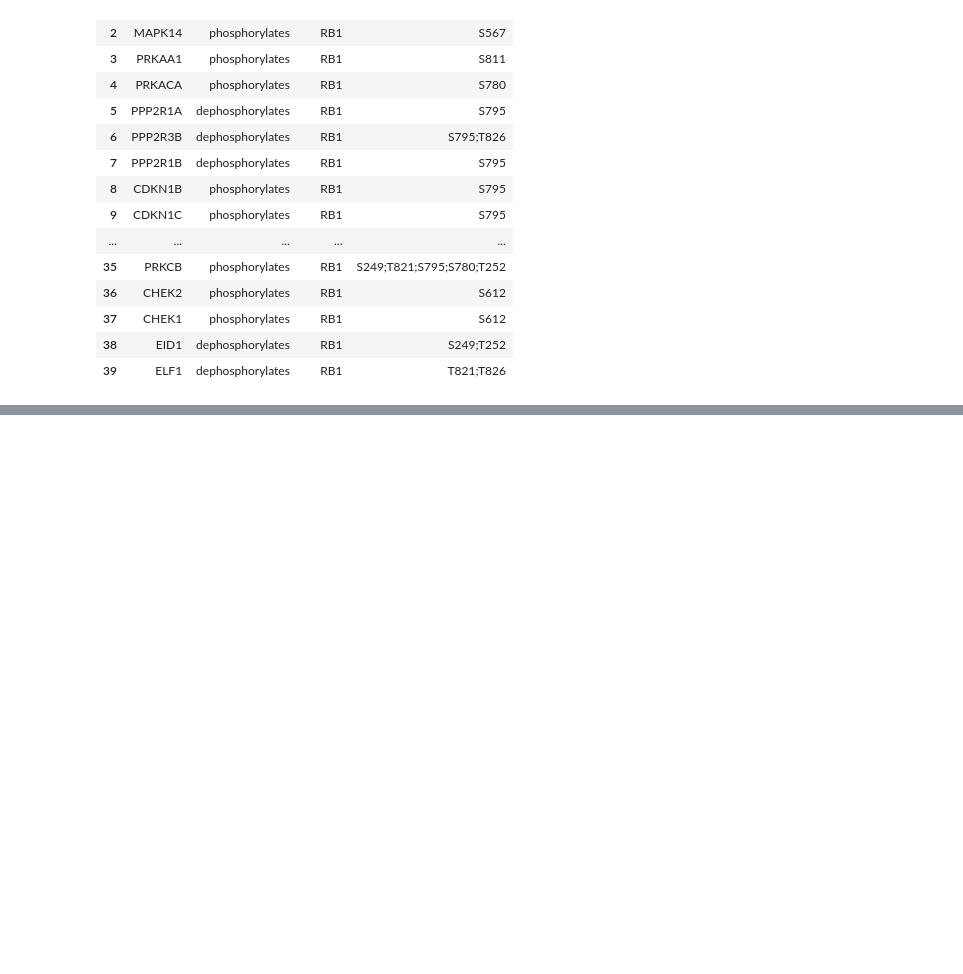
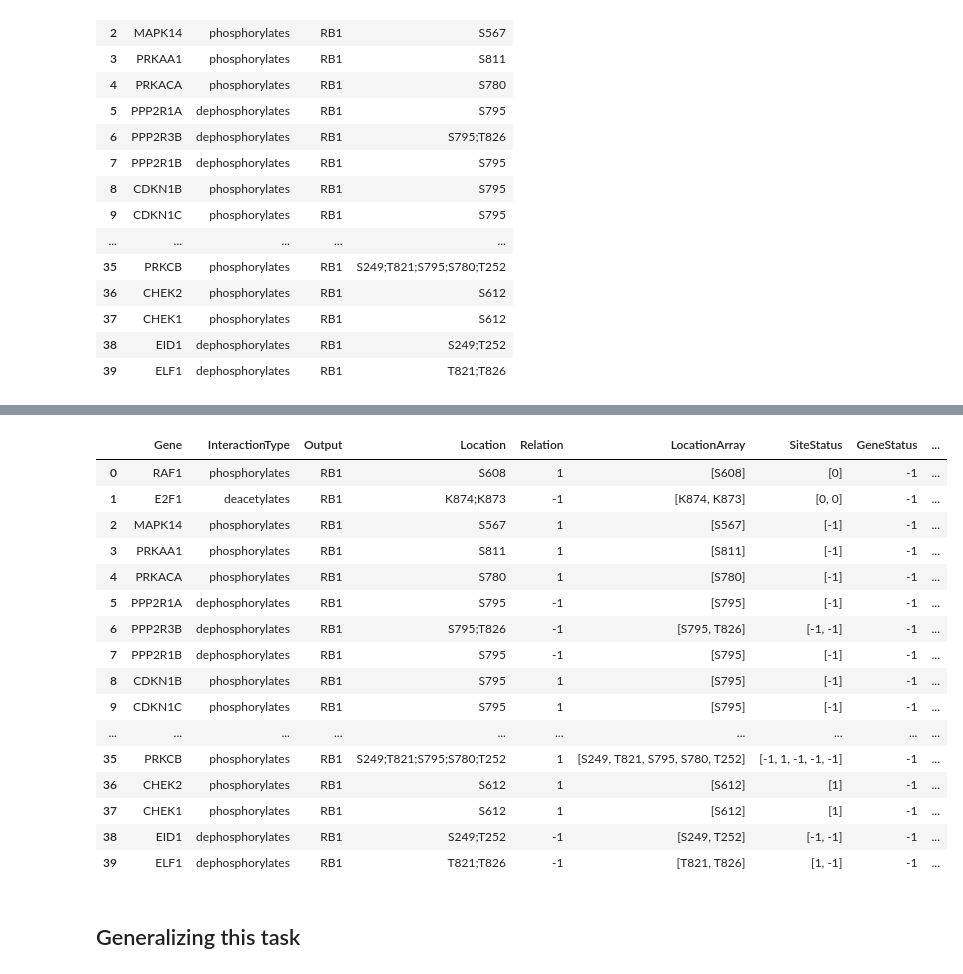
Before and after one commit to KisanThapa/GeneMutationClassification, a Jupyter notebook: notebook.ipynb, the cells around one changed output, grey strips where cells are left out. Drawn from its saved outputs; the diff is of its cells as text; code cells hidden in the pictures; blank space fills up the shorter version.

```diff
--- a/notebook.ipynb
+++ b/notebook.ipynb
@@ -399,0 +418,5 @@ rb1_up_nodes
+# %%
+# Construct a new column splitting sites of each sites
+rb1_up_nodes['LocationArray'] = ''
+rb1_up_nodes['LocationArray'] = rb1_up_nodes['Location'].str.split(';')
+rb1_up_nodes
@@ -409,0 +580,35 @@ rb1_up_nodes
+# %%
+# labaling genes type
+''' This function returns -1 -> Tumor Supressor Gene
+                           1 -> Oncogene
+                           0 -> For Both
+                          -2 -> For Not Both
+                          -3 -> For Unknown
+'''
+
+rb1_up_nodes['GeneLabel'] = ''
+
+for index, row in rb1_up_nodes.iterrows():
+    rb1_up_nodes.at[index, 'GeneLabel'] = getGeneType(row['Gene'])
+
+rb1_up_nodes
+# %% [output]
+|  | Gene | InteractionType | Output | Location | Relation | LocationArray | SiteStatus | GeneStatus | ... |
+| 0 | RAF1 | phosphorylates | RB1 | S608 | 1 | [S608] | [0] | -1 | ... |
+| 1 | E2F1 | deacetylates | RB1 | K874;K873 | -1 | [K874, K873] | [0, 0] | -1 | ... |
+| 2 | MAPK14 | phosphorylates | RB1 | S567 | 1 | [S567] | [-1] | -1 | ... |
+| 3 | PRKAA1 | phosphorylates | RB1 | S811 | 1 | [S811] | [-1] | -1 | ... |
+| 4 | PRKACA | phosphorylates | RB1 | S780 | 1 | [S780] | [-1] | -1 | ... |
+| 5 | PPP2R1A | dephosphorylates | RB1 | S795 | -1 | [S795] | [-1] | -1 | ... |
+| 6 | PPP2R3B | dephosphorylates | RB1 | S795;T826 | -1 | [S795, T826] | [-1, -1] | -1 | ... |
+| 7 | PPP2R1B | dephosphorylates | RB1 | S795 | -1 | [S795] | [-1] | -1 | ... |
+| 8 | CDKN1B | phosphorylates | RB1 | S795 | 1 | [S795] | [-1] | -1 | ... |
+| 9 | CDKN1C | phosphorylates | RB1 | S795 | 1 | [S795] | [-1] | -1 | ... |
+| ... | ... | ... | ... | ... | ... | ... | ... | ... | ... |
+| 35 | PRKCB | phosphorylates | RB1 | S249;T821;S795;S780;T252 | 1 | [S249, T821, S795, S780, T252] | [-1, 1, -1, -1, -1] | -1 | ... |
+| 36 | CHEK2 | phosphorylates | RB1 | S612 | 1 | [S612] | [1] | -1 | ... |
+| 37 | CHEK1 | phosphorylates | RB1 | S612 | 1 | [S612] | [1] | -1 | ... |
+| 38 | EID1 | dephosphorylates | RB1 | S249;T252 | -1 | [S249, T252] | [-1, -1] | -1 | ... |
+| 39 | ELF1 | dephosphorylates | RB1 | T821;T826 | -1 | [T821, T826] | [1, -1] | -1 | ... |
+# %% [markdown]
+## Generalizing this task
```
Also changed, not shown: parts of 16 cells of this notebook, 5 other files.
